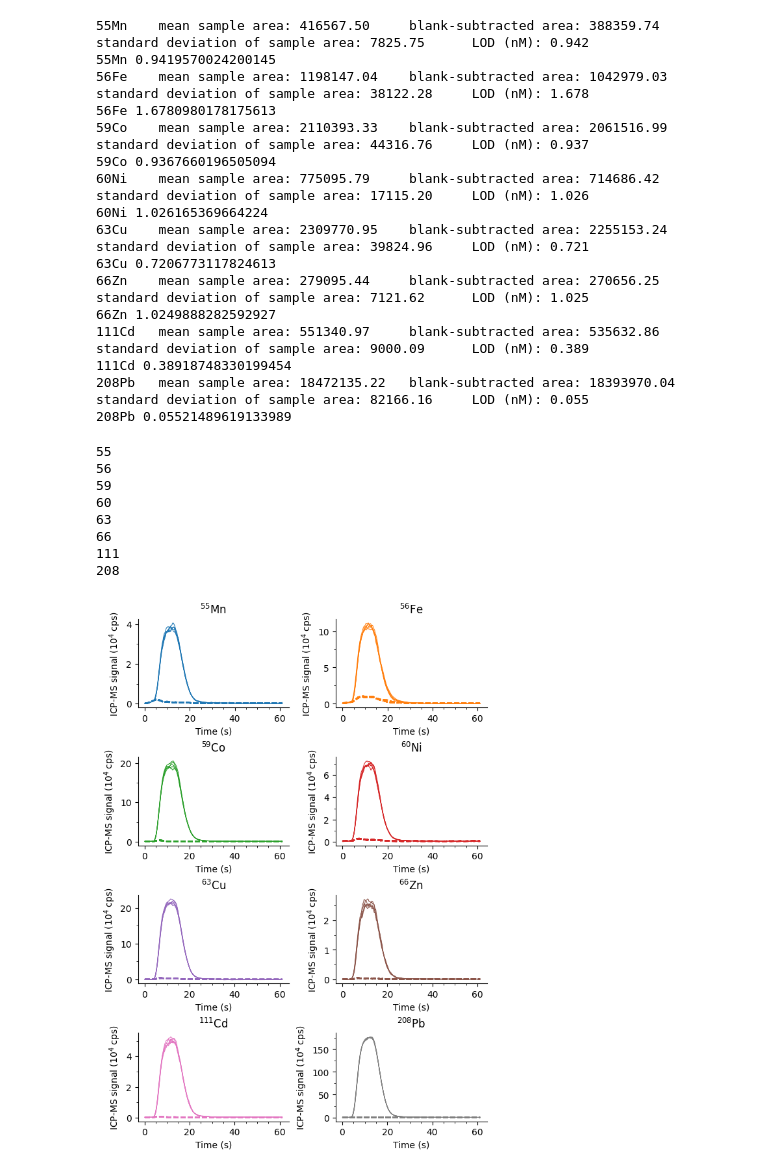
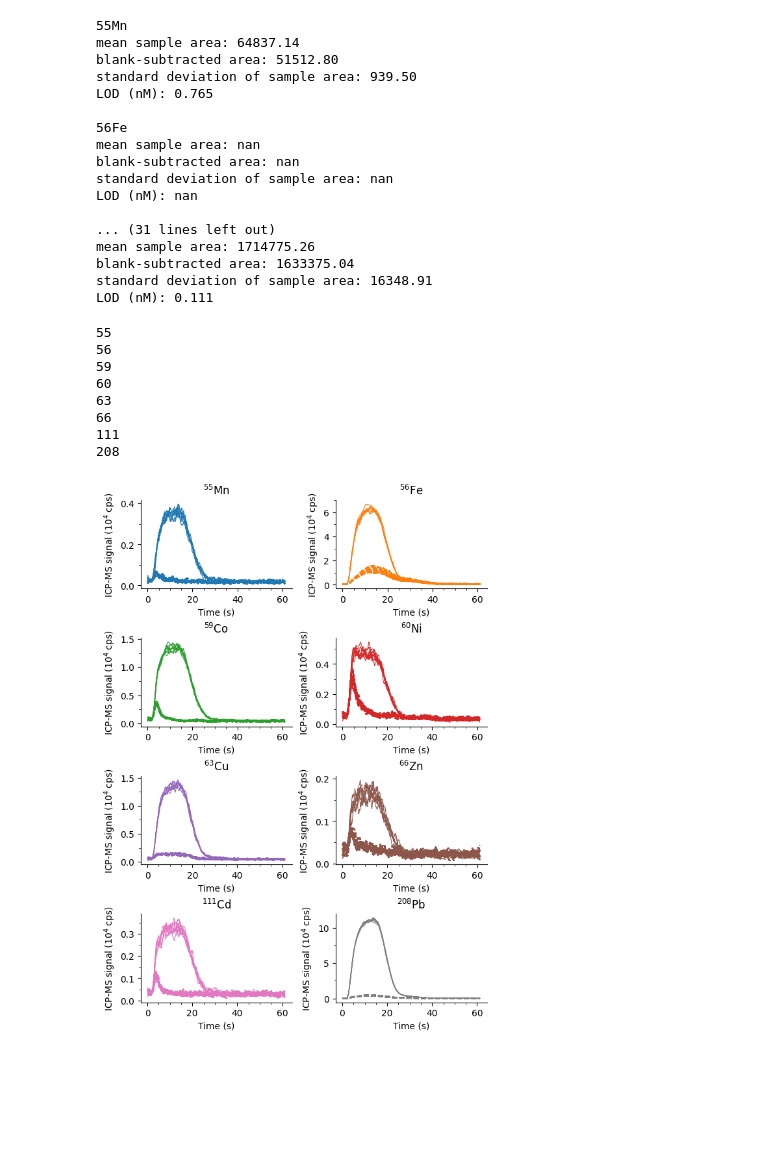
Before and after one commit to rboiteau/CoreMS, a Jupyter notebook: LOD-LCICPMS.ipynb, the cells around one changed output. Saved outputs shown, nothing was run; the diff lists cells and outputs as text; code cells hidden in the pictures; blank space fills up the shorter version.

```diff
--- a/LOD-LCICPMS.ipynb
+++ b/LOD-LCICPMS.ipynb
@@ -28,7 +28,7 @@ import matplotlib.pyplot as plt
 from copy import copy
 
 
-dir = '/Users/christiandewey/Library/CloudStorage/GoogleDrive-christian.w.dewey@gmail.com/My Drive/manuscripts/dewey-boiteau_LC-ICPMS/LOD/BIOZEN/grouped'
+dir = '/Users/christiandewey/Library/CloudStorage/GoogleDrive-christian.w.dewey@gmail.com/My Drive/manuscripts/2023_Dewey-Boiteau-etal_LCICPMS/data/LOD/zdv_LOD/lod'
 
 flist=os.listdir(dir)
 os.chdir(dir)
@@ -69,9 +69,7 @@ def getPeakArea(df):
     return summed_area
 # %%
 metals = ['55Mn', '59Co','60Ni','66Zn','111Cd','63Cu', '56Fe']
-metals = ['55Mn']
 
-flist = ['cwd_220505_23_zdv_200ppb_50uL.csv']
 
 for f in flist:
     fig, ax = plt.subplots()
@@ -151,6 +140,5 @@ Root mean squared error: 33.48
 # %%
 metals = ['55Mn', '56Fe', '59Co','60Ni','63Cu','66Zn','111Cd', '208Pb']
-
 
 blanks = {me:{'areas':[],'mean': None,'std':None} for me in metals}
 
@@ -158,12 +146,16 @@ r = 0
 
 for f in flist:
 
-    if 'nitric' in f:
+    if '0p05ppb' in f:
+        print(f)
         r = r + 1
         fig, ax = plt.subplots()
         for metal in metals:
-
-            df = pd.read_csv(f,sep=';',header=1)
+            if f == 'cwd_230127_zdv_nitric_50uL_11.csv':
+                df = pd.read_csv(f,sep=',',header=0)
+            else:
+                df = pd.read_csv(f,sep=';',header=1)
+            print(df.columns)
             t = 'Time ' + metal
             df = df[[t,metal]]
             #df = df[df[t]>60*0.66]
@@ -176,7 +168,7 @@ for f in flist:
         ax.set_ylabel('ICP-MS signal (cps)')
         ax.set_xlabel('Time (s)')
         plt.legend()
-        plt.title('Blank replicate %s' %r)
+        plt.title(f)
         plt.show()
 
 for me in metals:
@@ -219,9 +309,9 @@ for metal in metals:
 
     #for metal in metals:
 
-        if '25ppb' in f:
+        if '2p5ppb' in f:
 
-            df = pd.read_csv(f,sep=';',header=1)
+            df = pd.read_csv(f,sep=',',header=0)
             t = 'Time ' + metal
             df = df[[t,metal]]
             #df = df[df[t]>60*0.66]
@@ -262,32 +352,38 @@ for me in metals:
 
     samples[me]['mean'] = np.mean(samples[me]['areas'])
     samples[me]['std'] = np.std(samples[me]['areas'])
+    samples[me]['rmse'] = np.std(samples[me]['areas'])
 
 for me in metals:
-    print('%s\tmean sample area: %.2f\tblank-subtracted area: %.2f\tstandard deviation of sample area: %.2f\tLOD (nM): %.3f' %(me, samples[me]['mean'], samples[me]['mean'] - blanks[me]['mean'], samples[me]['std'],samples[me]['std']*2.571/(samples[me]['mean'] - blanks[me]['mean'])*1000/mws[me]))
+    print('\n%s\nmean sample area: %.2f\nblank-subtracted area: %.2f\nstandard deviation of sample area: %.2f\nLOD (nM): %.3f' %(me, samples[me]['mean'], samples[me]['mean'] - blanks[me]['mean'], samples[me]['std'],samples[me]['std']*2.306/(samples[me]['mean'] - blanks[me]['mean'])*1000/mws[me]))
    # print(me, samples[me]['mean'], samples[me]['mean'] - blanks[me]['mean'], samples[me]['std'])
-    print(me,samples[me]['std']*2.571/(samples[me]['mean'] - blanks[me]['mean'])*1000/mws[me])
+   # print(me,samples[me]['std']*2.571/(samples[me]['mean'] - blanks[me]['mean'])*1000/mws[me])
 # %% [output]
-55Mn    mean sample area: 416567.50     blank-subtracted area: 388359.74        standard deviation of sample area: 7825.75      LOD (nM): 0.942
-55Mn 0.9419570024200145
-56Fe    mean sample area: 1198147.04    blank-subtracted area: 1042979.03       standard deviation of sample area: 38122.28     LOD (nM): 1.678
-56Fe 1.6780980178175613
-59Co    mean sample area: 2110393.33    blank-subtracted area: 2061516.99       standard deviation of sample area: 44316.76     LOD (nM): 0.937
-59Co 0.9367660196505094
-60Ni    mean sample area: 775095.79     blank-subtracted area: 714686.42        standard deviation of sample area: 17115.20     LOD (nM): 1.026
-60Ni 1.026165369664224
-63Cu    mean sample area: 2309770.95    blank-subtracted area: 2255153.24       standard deviation of sample area: 39824.96     LOD (nM): 0.721
-63Cu 0.7206773117824613
-66Zn    mean sample area: 279095.44     blank-subtracted area: 270656.25        standard deviation of sample area: 7121.62      LOD (nM): 1.025
-66Zn 1.0249888282592927
-111Cd   mean sample area: 551340.97     blank-subtracted area: 535632.86        standard deviation of sample area: 9000.09      LOD (nM): 0.389
-111Cd 0.38918748330199454
-208Pb   mean sample area: 18472135.22   blank-subtracted area: 18393970.04      standard deviation of sample area: 82166.16     LOD (nM): 0.055
-208Pb 0.05521489619133989
+55Mn
+mean sample area: 64837.14
+blank-subtracted area: 51512.80
+standard deviation of sample area: 939.50
+LOD (nM): 0.765
+
+56Fe
+mean sample area: nan
+blank-subtracted area: nan
+standard deviation of sample area: nan
+LOD (nM): nan
+
+... (31 lines left out)
+mean sample area: 1714775.26
+blank-subtracted area: 1633375.04
+standard deviation of sample area: 16348.91
+LOD (nM): 0.111
 # %%
 ### LOD FIGURE (FIGURE S4)
 from matplotlib.ticker import (MultipleLocator, AutoMinorLocator)
 fig, axs = plt.subplots(ncols=2, nrows=4, figsize=(6., 8.5),  layout="constrained")
+metals = ['55Mn', '56Fe', '59Co','60Ni','63Cu','66Zn','111Cd', '208Pb']
+mwl = [55,56,59,60,63,66,111,208]
+cl = ['C0', 'C1','C2','C3','C4','C5','C6','C7']
+cols = {me:c for me, c in zip(metals,cl)}
 
 #for f in flist:
 row = 0
@@ -298,9 +394,9 @@ for metal in metals:
 
     #for metal in metals:
 
-        if '25ppb' in f:
+        if '2p5ppb' in f:
             ax = axs[row,col]
-            df = pd.read_csv(f,sep=';',header=1)
+            df = pd.read_csv(f,sep=',',header=0)
             t = 'Time ' + metal
             df = df[[t,metal]]
 
@@ -308,10 +404,12 @@ for metal in metals:
 
             for f in flist:
 
-                if 'nitric' in f:
+                if '0p05' in f:
                    # r = r + 1
 
+                       # if f == 'cwd_230127_zdv_nitric_50uL_11.csv':
                         dfb = pd.read_csv(f,sep=';',header=1)
+
                         t = 'Time ' + metal
                         dfb = dfb[[t,metal]]
                         #df = df[df[t]>60*0.66]
@@ -334,31 +432,31 @@ for metal in metals:
     #samples[me]['std'] = np.std(samples[me]['areas'])
 
     #ax.text(0.95, 0.95, 'mean standard area (counts): %.2e' %(samples[metal]['mean']) , horizontalalignment='right',verticalalignment='top', transform=ax.transAxes)
     #ax.text(0.95, 0.90, 'mean blank area (counts): %.2e' %(blanks[metal]['mean']) , horizontalalignment='right',verticalalignment='top', transform=ax.transAxes)
 
     ax.set_ylabel('ICP-MS signal ($10^4$ cps)')
     ax.set_xlabel('Time (s)')
     ax.xaxis.set_minor_locator(MultipleLocator(5))
     ax.yaxis.set_minor_locator(AutoMinorLocator(2))
     #ax.ticklabel_format(axis='y', style='sci', scilimits=(4,4))
     #plt.legend(h[:1],l[:1])
 
     tit = re.split('(\d+)', metal)
     an = tit[1]
 
     print(an)
     el = tit[2]
     strtit = '$^{%s}$%s' %(an,el)
     ax.set_title(strtit)
     sns.despine()
 plt.show()
 # %% [output]
 55
 56
 59
 60
 63
 66
 111
 208
-[figure, old version]
+[figure, new version]
```
Also changed, not shown: parts of 11 cells of this notebook, 3 other files.
